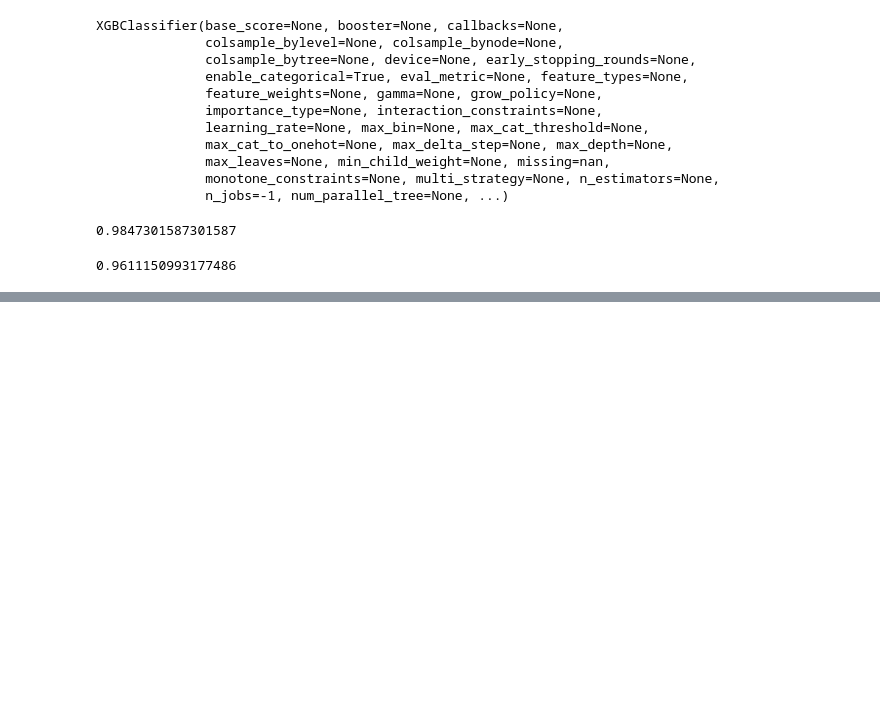
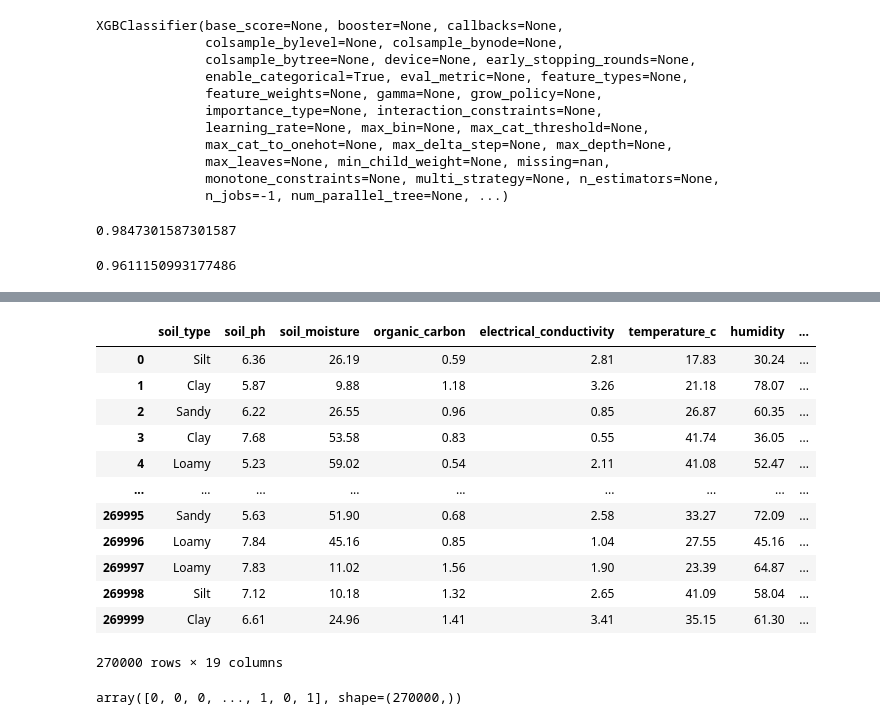
Before and after one commit to mcotton/playground-series-s6e04, a Jupyter notebook: xgboost.ipynb, the cells around one changed output, grey strips where cells are left out. Drawn from its saved outputs; the diff is of its cells as text; code cells hidden in the pictures; blank space fills up the shorter version.

```diff
--- a/xgboost.ipynb
+++ b/xgboost.ipynb
@@ -212,0 +228,28 @@ balanced_accuracy_score(y_test, xgb_model.predict(X_test))
+# %%
+df = (test_df
+          .pipe(copy_data)
+          .pipe(clean_data)
+          # .pipe(remove_outliers)
+          .pipe(remove_duplicates)
+          .pipe(make_new_features)
+           )
+# %%
+df['mulching_used'] = df['mulching_used'].map({'Yes': 1, 'No': 0})
+# %%
+df[categorical_features] = df[categorical_features].astype('category')
+# %%
+df
+# %% [output]
+|  | soil_type | soil_ph | soil_moisture | organic_carbon | electrical_conductivity | temperature_c | humidity | ... |
+| 0 | Silt | 6.36 | 26.19 | 0.59 | 2.81 | 17.83 | 30.24 | ... |
+| 1 | Clay | 5.87 | 9.88 | 1.18 | 3.26 | 21.18 | 78.07 | ... |
+| 2 | Sandy | 6.22 | 26.55 | 0.96 | 0.85 | 26.87 | 60.35 | ... |
+| 3 | Clay | 7.68 | 53.58 | 0.83 | 0.55 | 41.74 | 36.05 | ... |
+| 4 | Loamy | 5.23 | 59.02 | 0.54 | 2.11 | 41.08 | 52.47 | ... |
+| ... | ... | ... | ... | ... | ... | ... | ... | ... |
+| 269995 | Sandy | 5.63 | 51.90 | 0.68 | 2.58 | 33.27 | 72.09 | ... |
+| 269996 | Loamy | 7.84 | 45.16 | 0.85 | 1.04 | 27.55 | 45.16 | ... |
+| 269997 | Loamy | 7.83 | 11.02 | 1.56 | 1.90 | 23.39 | 64.87 | ... |
+| 269998 | Silt | 7.12 | 10.18 | 1.32 | 2.65 | 41.09 | 58.04 | ... |
+| 269999 | Clay | 6.61 | 24.96 | 1.41 | 3.41 | 35.15 | 61.30 | ... |
+270000 rows × 19 columns
@@ -212,0 +258,4 @@ balanced_accuracy_score(y_test, xgb_model.predict(X_test))
+# %%
+preds
+# %% [output]
+array([0, 0, 0, ..., 1, 0, 1], shape=(270000,))
```
Also changed, not shown: parts of 8 cells of this notebook, 4 other files.
